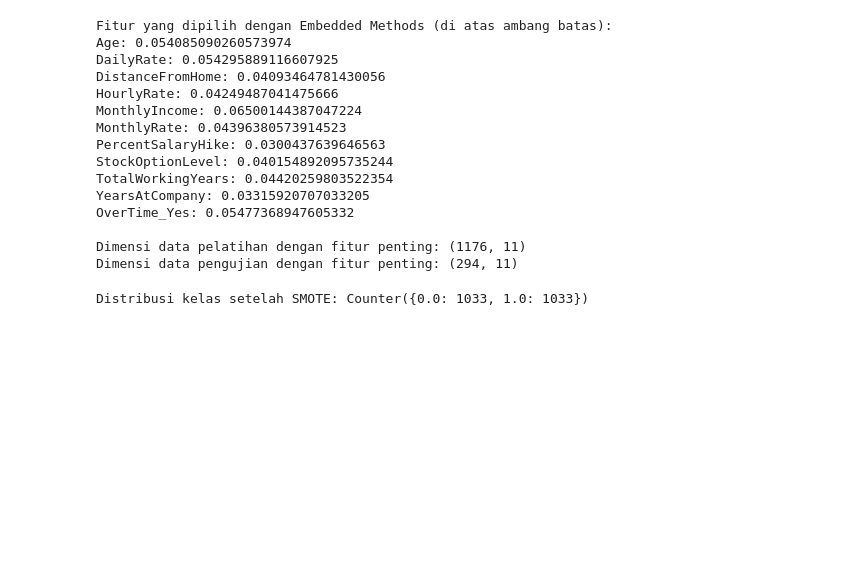
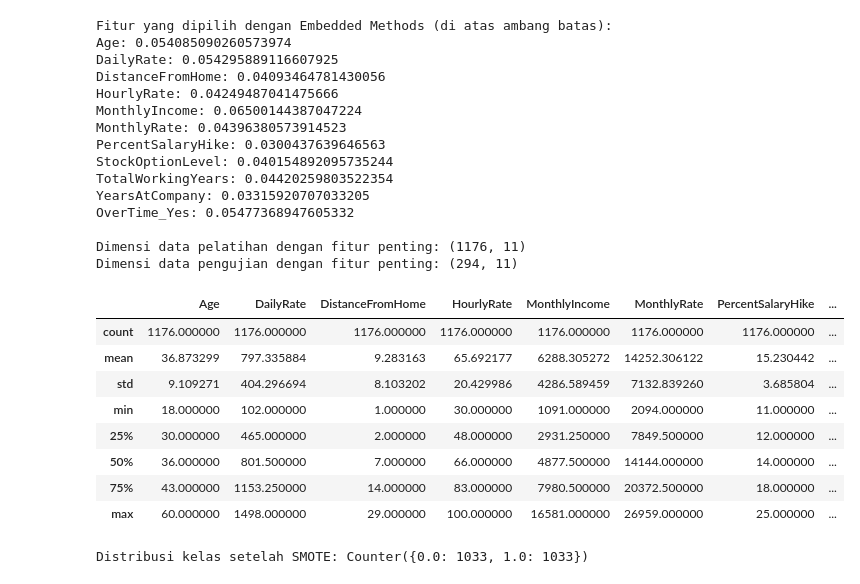
Before and after one commit to seprianto15/hr-attrition-prediction, a Jupyter notebook: notebook.ipynb, the cells around one changed output. Saved outputs shown, nothing was run; the diff lists cells and outputs as text; code cells hidden in the pictures; blank space fills up the shorter version.

```diff
--- a/notebook.ipynb
+++ b/notebook.ipynb
@@ -490,6 +490,18 @@ OverTime_Yes: 0.05477368947605332
 
 Dimensi data pelatihan dengan fitur penting: (1176, 11)
 Dimensi data pengujian dengan fitur penting: (294, 11)
+# %%
+X_important.describe(include='all')
+# %% [output]
+|  | Age | DailyRate | DistanceFromHome | HourlyRate | MonthlyIncome | MonthlyRate | PercentSalaryHike | ... |
+| count | 1176.000000 | 1176.000000 | 1176.000000 | 1176.000000 | 1176.000000 | 1176.000000 | 1176.000000 | ... |
+| mean | 36.873299 | 797.335884 | 9.283163 | 65.692177 | 6288.305272 | 14252.306122 | 15.230442 | ... |
+| std | 9.109271 | 404.296694 | 8.103202 | 20.429986 | 4286.589459 | 7132.839260 | 3.685804 | ... |
+| min | 18.000000 | 102.000000 | 1.000000 | 30.000000 | 1091.000000 | 2094.000000 | 11.000000 | ... |
+| 25% | 30.000000 | 465.000000 | 2.000000 | 48.000000 | 2931.250000 | 7849.500000 | 12.000000 | ... |
+| 50% | 36.000000 | 801.500000 | 7.000000 | 66.000000 | 4877.500000 | 14144.000000 | 14.000000 | ... |
+| 75% | 43.000000 | 1153.250000 | 14.000000 | 83.000000 | 7980.500000 | 20372.500000 | 18.000000 | ... |
+| max | 60.000000 | 1498.000000 | 29.000000 | 100.000000 | 16581.000000 | 26959.000000 | 25.000000 | ... |
 # %%
 # Inisialisasi SMOTE
 smote = SMOTE(random_state=42)
```
Also changed, not shown: parts of 2 cells of this notebook, 2 other files.
